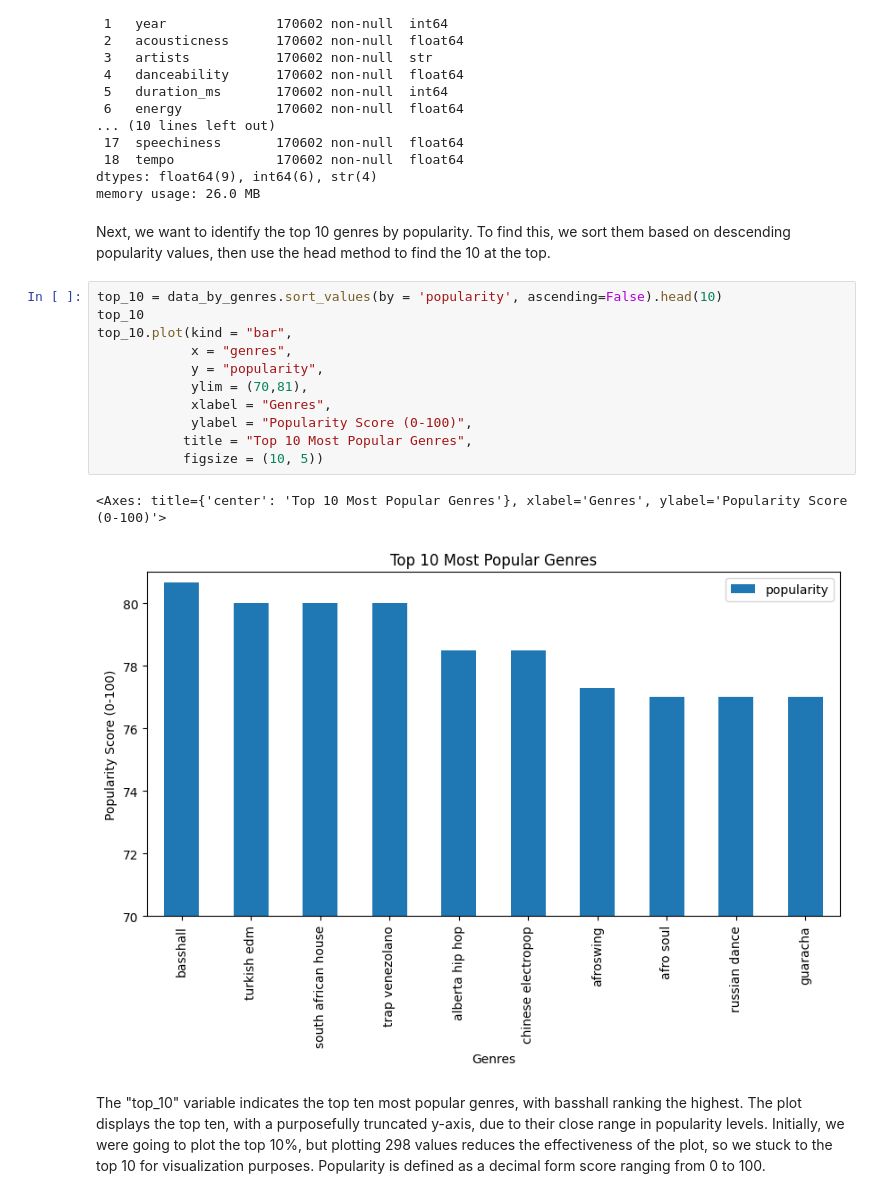
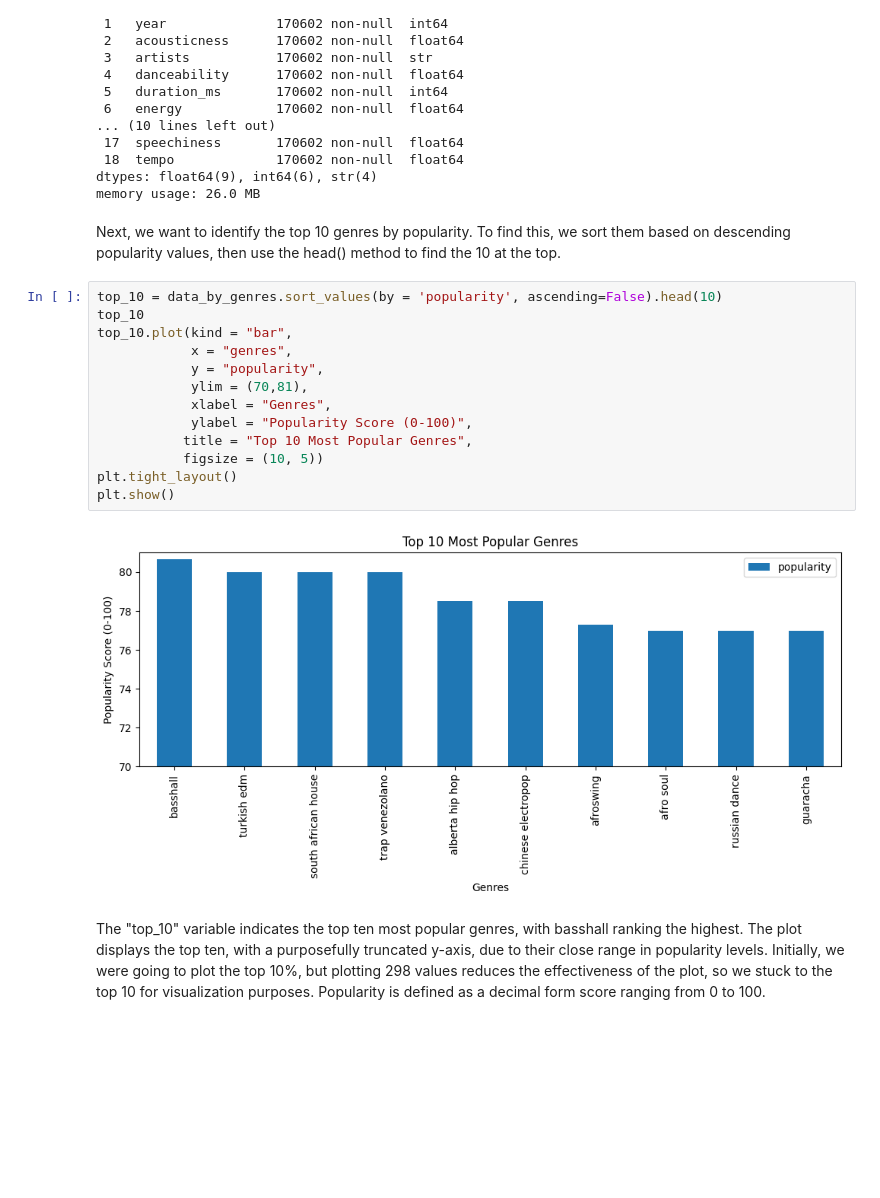
Before and after one commit to AlejandroLopez1992/DSCI235_Final_Project, a Jupyter notebook: CarolSpotifyAnalysis.ipynb, the cells around one changed output. Saved outputs shown, nothing was run; the diff lists cells and outputs as text; blank space fills up the shorter version.

```diff
--- a/CarolSpotifyAnalysis.ipynb
+++ b/CarolSpotifyAnalysis.ipynb
@@ -92,21 +92,22 @@ Data columns (total 19 columns):
 dtypes: float64(9), int64(6), str(4)
 memory usage: 26.0 MB
 # %% [markdown]
-Next, we want to identify the top 10 genres by popularity. To find this, we sort them based on descending popularity values, then use the head method to find the 10 at the top.
+Next, we want to identify the top 10 genres by popularity. To find this, we sort them based on descending popularity values, then use the head() method to find the 10 at the top.
 # %%
 top_10 = data_by_genres.sort_values(by = 'popularity', ascending=False).head(10)
 top_10
 top_10.plot(kind = "bar",
             x = "genres",
             y = "popularity",
             ylim = (70,81),
             xlabel = "Genres",
             ylabel = "Popularity Score (0-100)",
            title = "Top 10 Most Popular Genres",
            figsize = (10, 5))
+plt.tight_layout()
+plt.show()
 # %% [output]
-<Axes: title={'center': 'Top 10 Most Popular Genres'}, xlabel='Genres', ylabel='Popularity Score (0-100)'>
-[figure, old version]
+[figure, new version]
 # %% [markdown]
 The "top_10" variable indicates the top ten most popular genres, with basshall ranking the highest. The plot displays the top ten, with a purposefully truncated y-axis, due to their close range in popularity levels. Initially, we were going to plot the top 10%, but plotting 298 values reduces the effectiveness of the plot, so we stuck to the top 10 for visualization purposes. Popularity is defined as a decimal form score ranging from 0 to 100.
 # %% [markdown]
```
Also changed, not shown: parts of 22 cells of this notebook.
